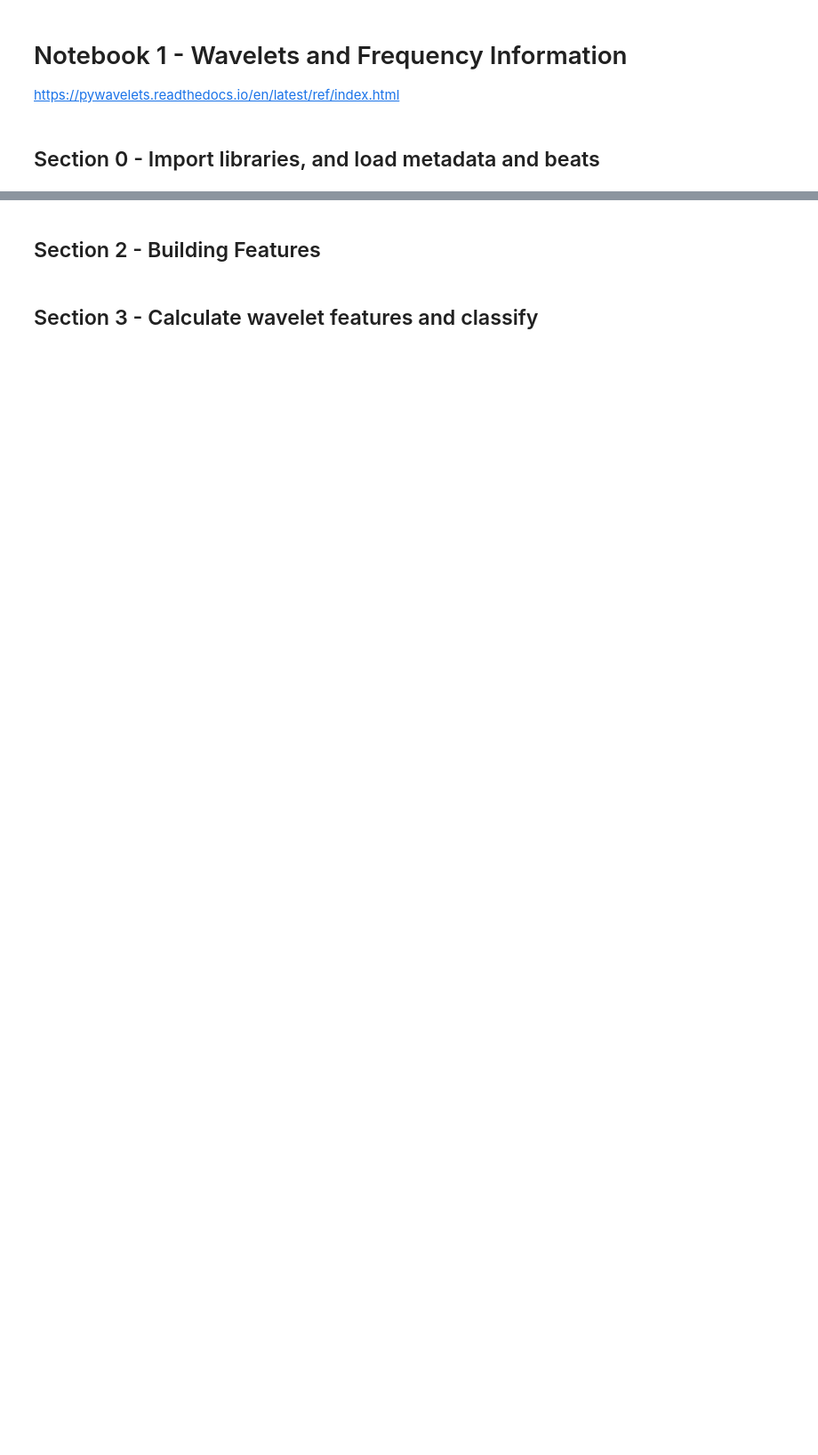
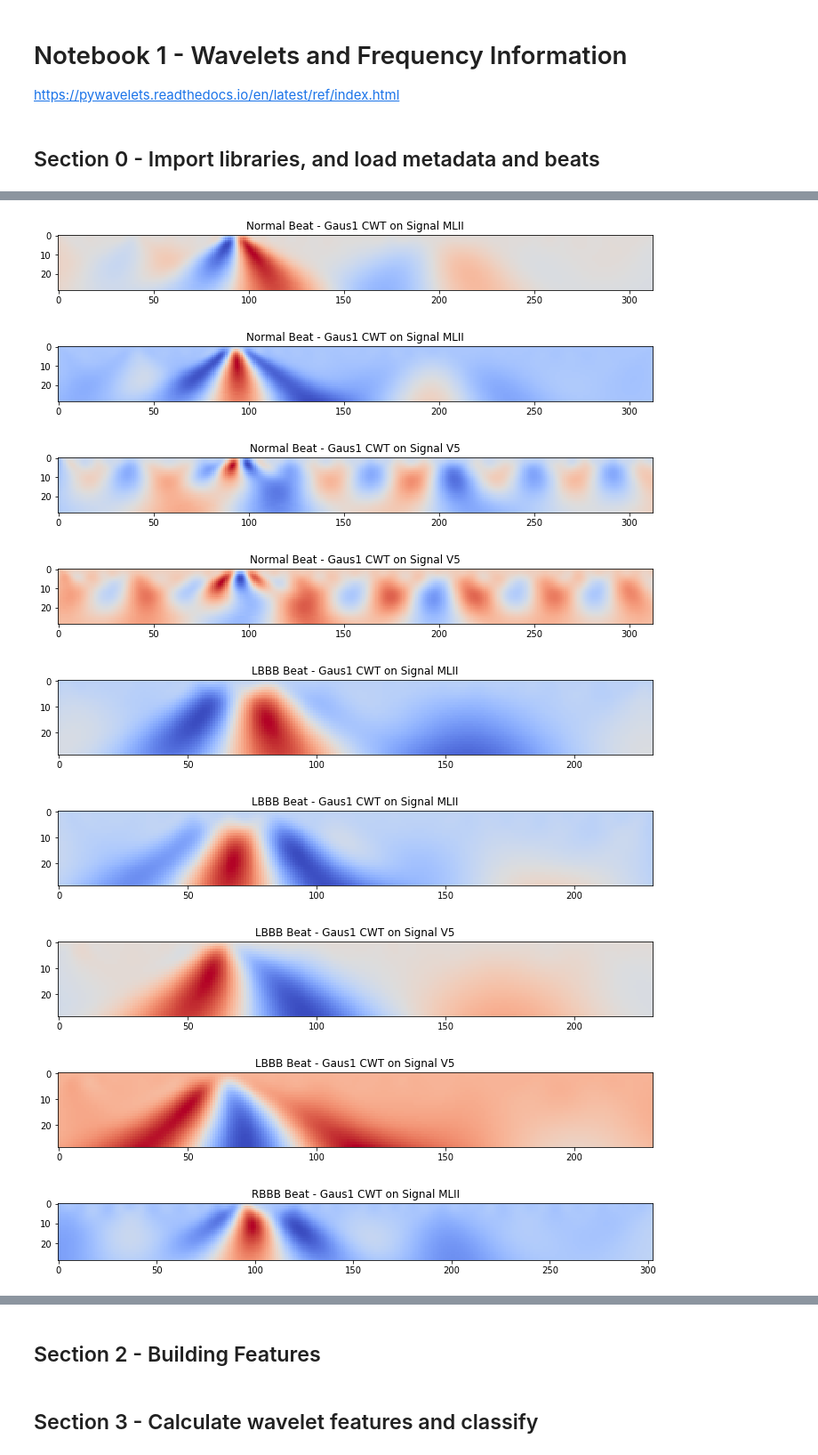
Before and after one commit to cx1111/beat-classifier, a Jupyter notebook: analysis/1-wavelets.ipynb, the cells around one changed output, grey strips where cells are left out. Shown at 89% size. Drawn from its saved outputs; the diff is of its cells as text; code cells hidden in the pictures; blank space fills up the shorter version.

```diff
--- a/analysis/1-wavelets.ipynb
+++ b/analysis/1-wavelets.ipynb
@@ -90,0 +122,8 @@ for family in pywt.wavelist(kind='continuous'):
+# %%
+# Regular qrs width is about 0.05s = 0.05 * 360 = 18 samples
+
+scale = 1
+sampling_period = 1 / 360
+for scale in range(1, 10):
+    f = pywt.scale2frequency(wavelet='gaus1', scale=scale)/sampling_period
+    print('Level: {}, Frequency: {}'.format(scale, f))
@@ -110,10 +203,0 @@ plt.show()
-# %%
-coef, freqs = pywt.cwt(n_beats[0][:, 0], np.arange(1,30), 'gaus1')
-plt.figure(figsize=(12, 9))
-plt.imshow(coef, cmap='coolwarm')
-plt.show()
-# %%
-coef, freqs = pywt.cwt(n_beats[0][:, 0], np.arange(1,30), 'gaus2', sampling_period=1/360, )
-plt.figure(figsize=(12, 9))
-plt.imshow(coef, cmap='coolwarm')
-plt.show()
@@ -119,0 +228,26 @@ plt.show()
+# %%
+# Show output of continuous wavelet transform with two wavelet types, on both channels.
+
+sig_names = ['MLII', 'V5']
+wavelet_types = ['gaus1', 'gaus2']
+sample_beats = [n_beats[0], l_beats[0], r_beats[0], v_beats[0]]
+
+for beat_num in range(len(BEAT_TYPES)):
+    for sig_num in range(len(sig_names)):
+        for w in wavelet_types:
+            coef, freqs = pywt.cwt(data=sample_beats[beat_num][:, sig_num], scales=np.arange(1,30), wavelet=w,
+                                   sampling_period=sampling_period)
+            plt.figure(figsize=(12, 9))
+            plt.title('{} Beat - Gaus1 CWT on Signal {}'.format(BEAT_TYPES[beat_num], sig_names[sig_num]))
+            plt.imshow(coef, cmap='coolwarm')
+            plt.show()
+# %% [output]
+[figure, added]
+[figure, added]
+[figure, added]
+[figure, added]
+[figure, added]
+[figure, added]
+[figure, added]
+[figure, added]
+[figure, added]
```
Also changed, not shown: parts of 23 cells of this notebook.
